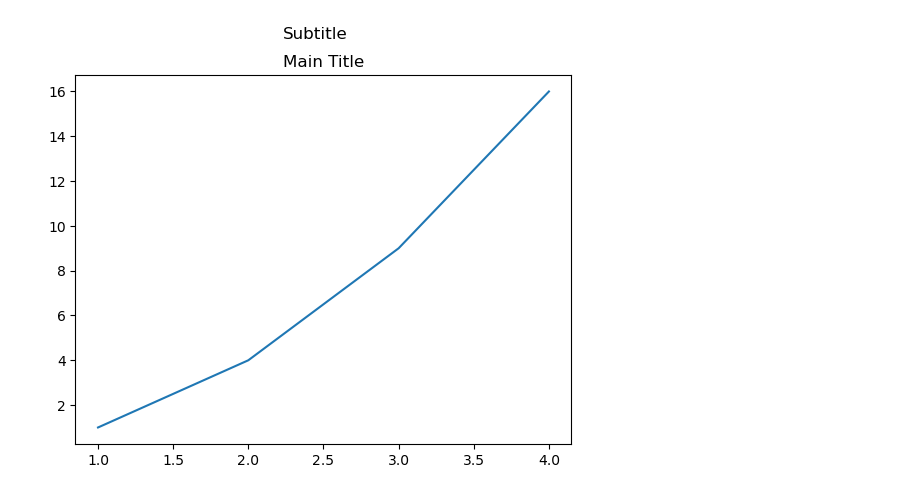
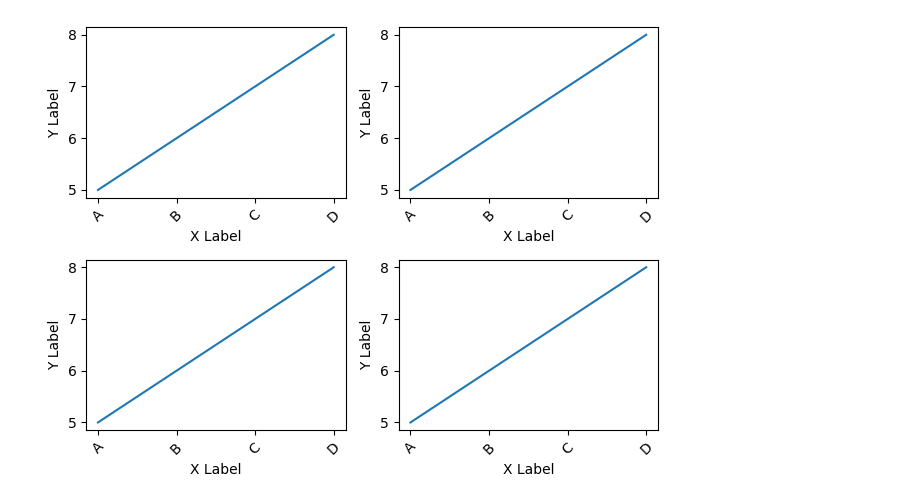
Before and after one commit to LBellini13/Elements-of-Applied-Data-Security, a Jupyter notebook: Block Ciphers/prova.ipynb, the cells around one changed output. Saved outputs shown, nothing was run; the diff lists cells and outputs as text; code cells hidden in the pictures.

```diff
--- a/Block Ciphers/prova.ipynb
+++ b/Block Ciphers/prova.ipynb
@@ -1,13 +1,25 @@
-# %%
-import matplotlib.pyplot as plt
-
-# Your plot code
-plt.plot([1, 2, 3, 4], [1, 4, 9, 16])
-
-# Set title and subtitle
-plt.title('Main Title')
-plt.suptitle('Subtitle')
-
-plt.show()
-# %% [output]
-[figure, removed]
+# %%
+import matplotlib.pyplot as plt
+
+# Create a figure and subplots
+fig, axs = plt.subplots(nrows=2, ncols=2)
+
+# Example data for subplots
+x = [1, 2, 3, 4]
+y = [5, 6, 7, 8]
+
+# Iterate over subplots and set properties
+for ax in axs.flat:
+    ax.plot(x, y)
+    ax.set_xlabel('X Label')
+    ax.set_ylabel('Y Label')
+    ax.set_xticks([1, 2, 3, 4])  # Set the ticks for the x-axis
+    ax.set_xticklabels(['A', 'B', 'C', 'D'], rotation=45)  # Set the tick labels for the x-axis with rotation
+
+# Adjust layout to prevent overlap
+plt.tight_layout()
+
+# Show the plot
+plt.show()
+# %% [output]
+[figure, added]
```
Also changed, not shown: 5 other files.
